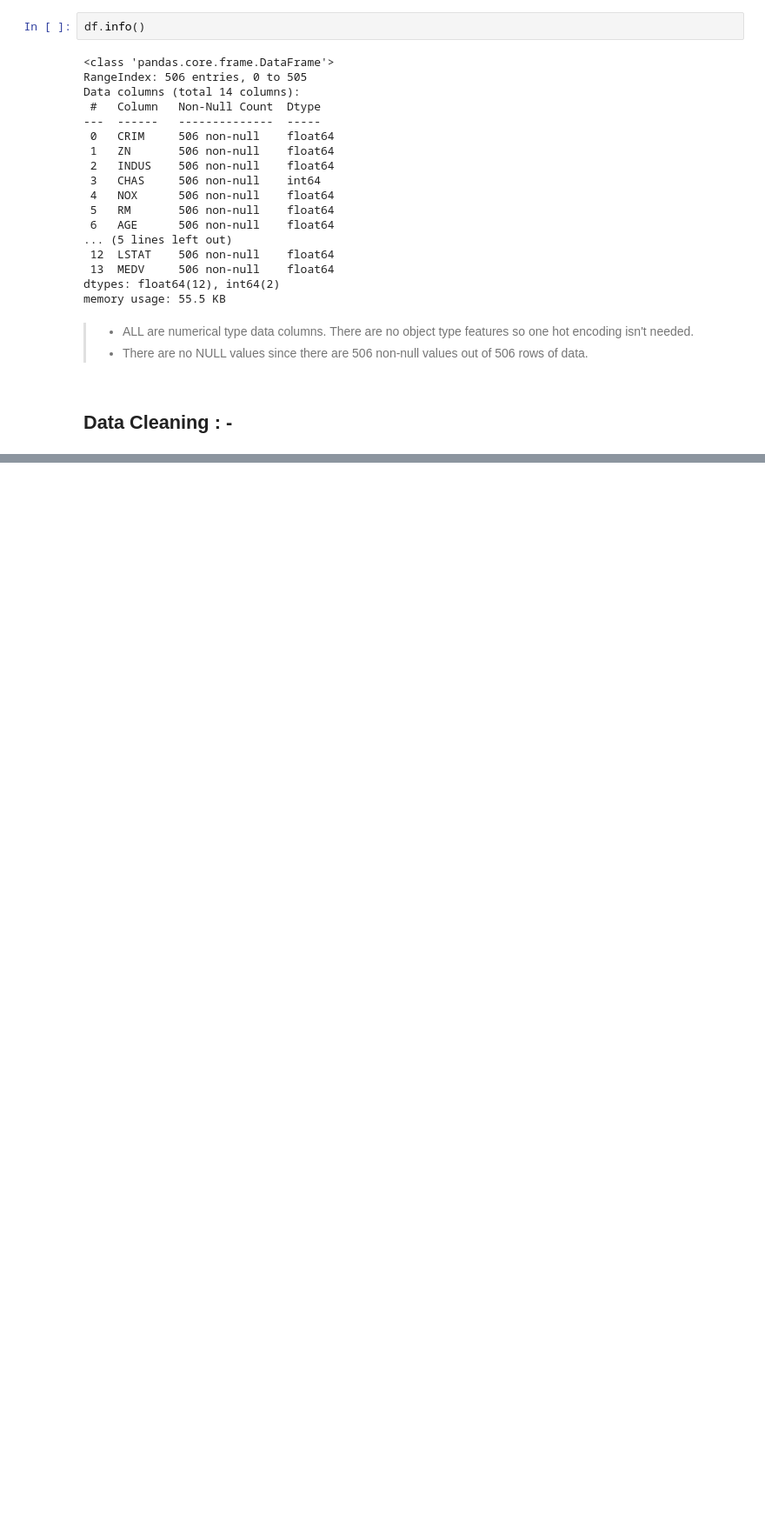
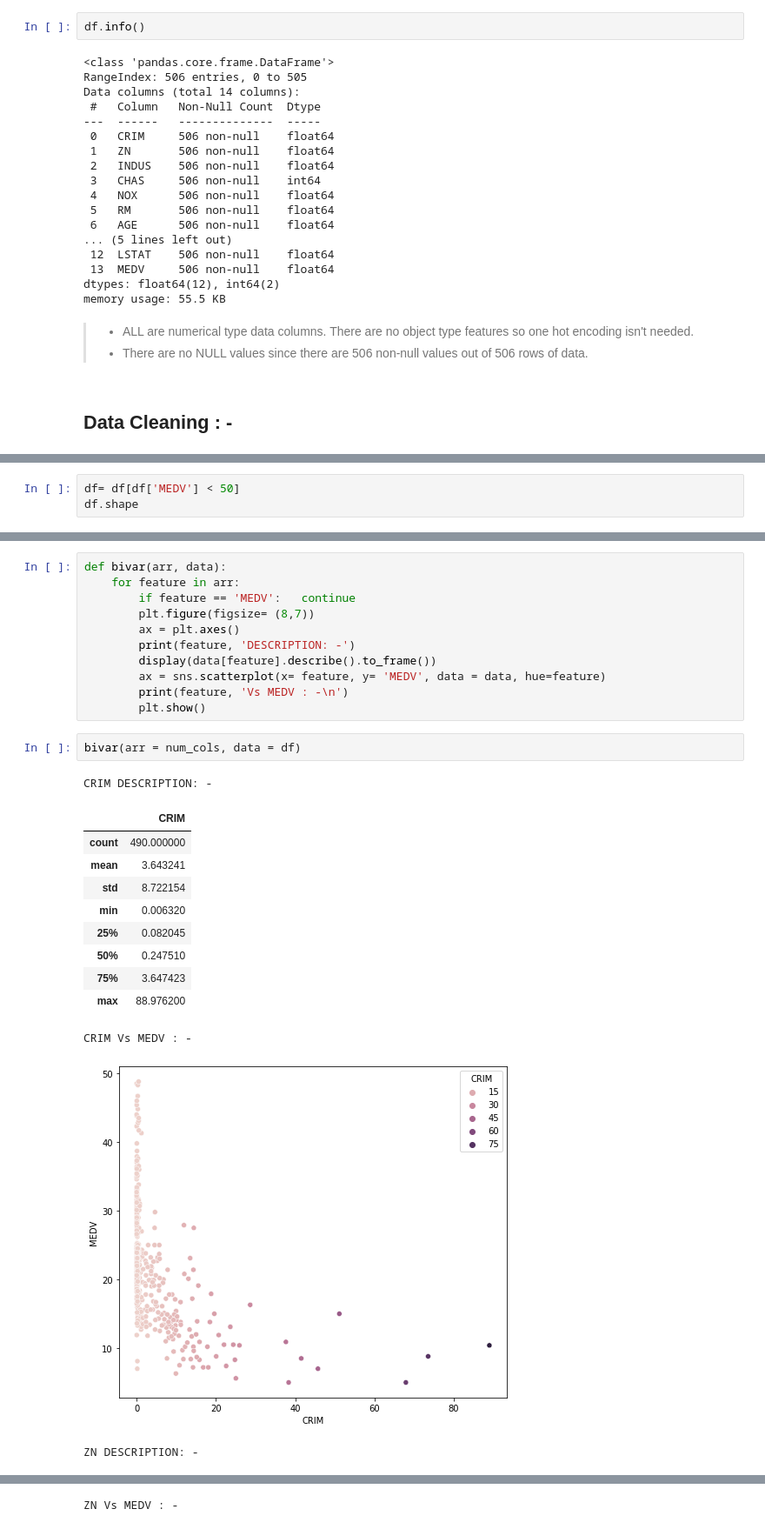
Before and after one commit to Visque/Boston-house-price-prediction, a Jupyter notebook: Boston_house_pricing_pred.ipynb, the cells around one changed output, grey strips where cells are left out. Shown at 87% size. Cells and saved outputs as stored; diff of their text form; blank space fills up the shorter version.

```diff
--- a/Boston_house_pricing_pred.ipynb
+++ b/Boston_house_pricing_pred.ipynb
@@ -89,0 +153,3 @@ TypeError: cannot perform reduce with flexible type
+# %%
+df= df[df['MEDV'] < 50]
+df.shape
@@ -89,0 +163,27 @@ TypeError: cannot perform reduce with flexible type
+# %%
+def bivar(arr, data):
+    for feature in arr:
+        if feature == 'MEDV':   continue
+        plt.figure(figsize= (8,7))
+        ax = plt.axes()
+        print(feature, 'DESCRIPTION: -')
+        display(data[feature].describe().to_frame())
+        ax = sns.scatterplot(x= feature, y= 'MEDV', data = data, hue=feature)
+        print(feature, 'Vs MEDV : -\n')
+        plt.show()
+# %%
+bivar(arr = num_cols, data = df)
+# %% [output]
+CRIM DESCRIPTION: -
+|  | CRIM |
+| count | 490.000000 |
+| mean | 3.643241 |
+| std | 8.722154 |
+| min | 0.006320 |
+| 25% | 0.082045 |
+| 50% | 0.247510 |
+| 75% | 3.647423 |
+| max | 88.976200 |
+CRIM Vs MEDV : -
+[figure, added]
+ZN DESCRIPTION: -
@@ -89,0 +199 @@ TypeError: cannot perform reduce with flexible type
+ZN Vs MEDV : -
```
Also changed, not shown: parts of 23 cells of this notebook.
